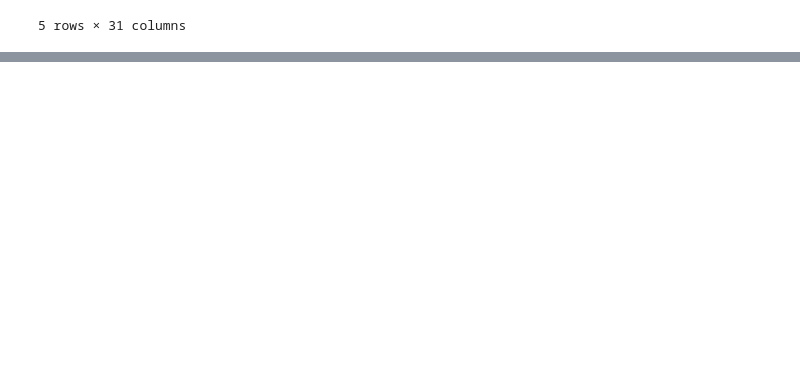
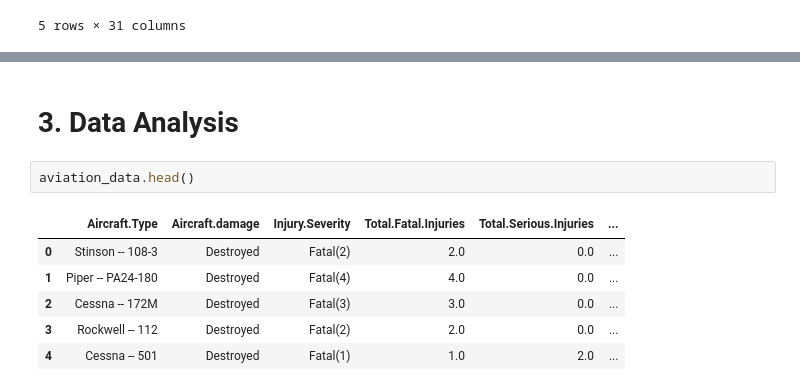
Before and after one commit to ralphy89/dsc-phase-1-project, a Jupyter notebook: working_notebook.ipynb, the cells around one changed output, grey strips where cells are left out. Drawn from its saved outputs; the diff is of its cells as text; blank space fills up the shorter version.

```diff
--- a/working_notebook.ipynb
+++ b/working_notebook.ipynb
@@ -162,0 +341,11 @@ memory usage: 10.3+ MB
+# %% [markdown]
+# 3. Data Analysis
+# %%
+aviation_data.head()
+# %% [output]
+|  | Aircraft.Type | Aircraft.damage | Injury.Severity | Total.Fatal.Injuries | Total.Serious.Injuries | ... |
+| 0 | Stinson -- 108-3 | Destroyed | Fatal(2) | 2.0 | 0.0 | ... |
+| 1 | Piper -- PA24-180 | Destroyed | Fatal(4) | 4.0 | 0.0 | ... |
+| 2 | Cessna -- 172M | Destroyed | Fatal(3) | 3.0 | 0.0 | ... |
+| 3 | Rockwell -- 112 | Destroyed | Fatal(2) | 2.0 | 0.0 | ... |
+| 4 | Cessna -- 501 | Destroyed | Fatal(1) | 1.0 | 2.0 | ... |
```
Also changed, not shown: parts of 20 cells of this notebook.
